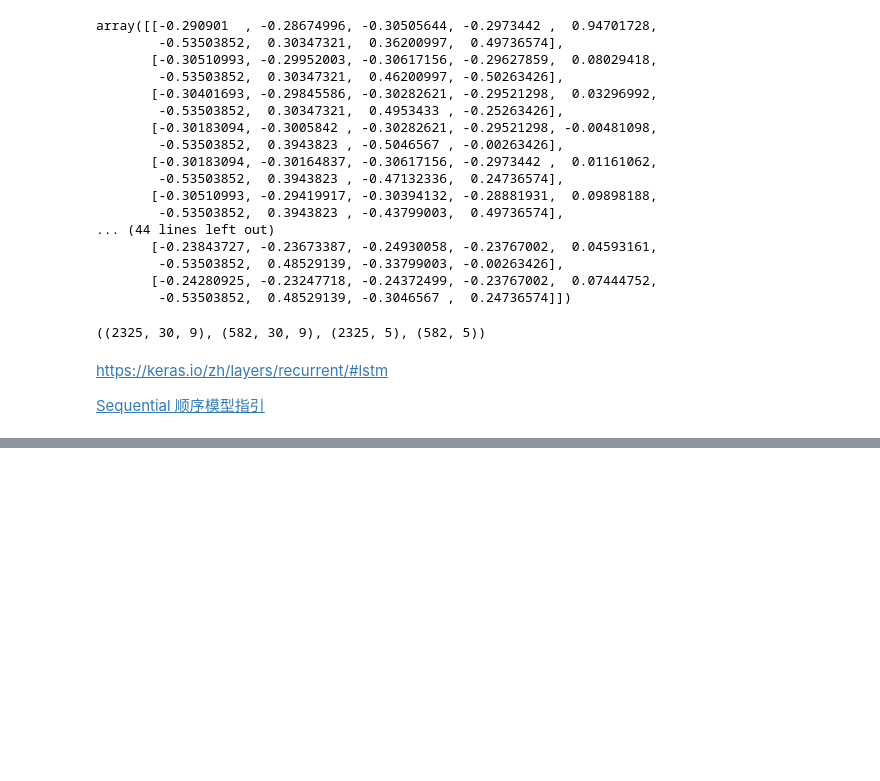
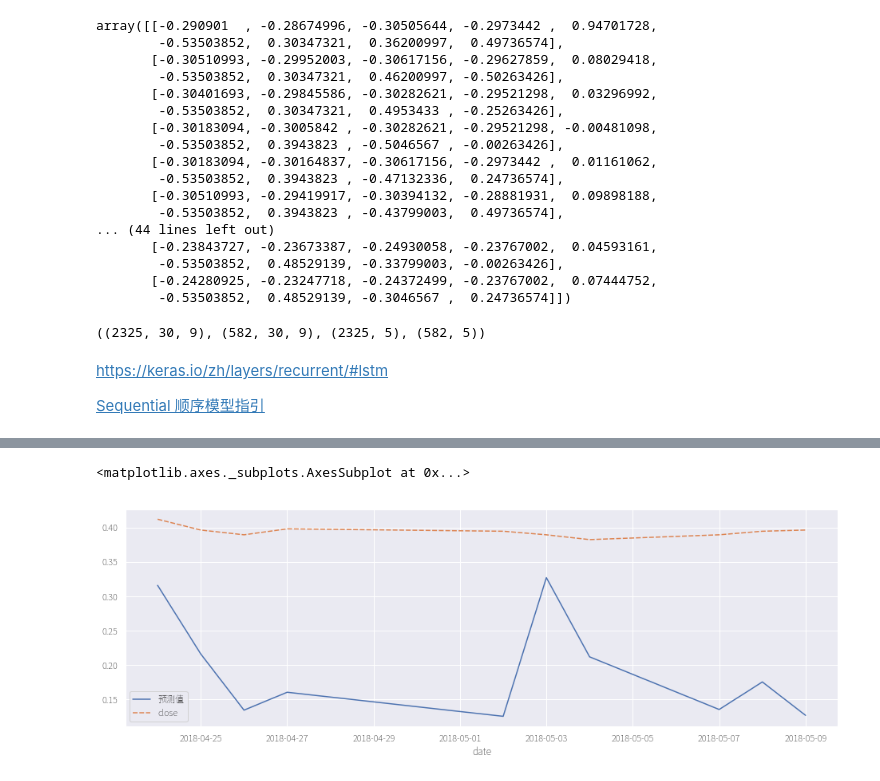
Before and after one commit to GuQiangJS/finance_ai_py, a Jupyter notebook: samples/keras/LSTM_NEW.ipynb, the cells around one changed output, grey strips where cells are left out. Cells and saved outputs as stored; diff of their text form; code cells hidden in the pictures; blank space fills up the shorter version.

```diff
--- a/samples/keras/LSTM_NEW.ipynb
+++ b/samples/keras/LSTM_NEW.ipynb
@@ -264,0 +339,5 @@ ValueError: Error when checking model input: the list of Numpy arrays that you a
+# %%
+sns.lineplot(data=test[0].append(test[5]))
+# %% [output]
+<matplotlib.axes._subplots.AxesSubplot at 0x...>
+[figure, added]
```
Also changed, not shown: parts of 12 cells of this notebook.
